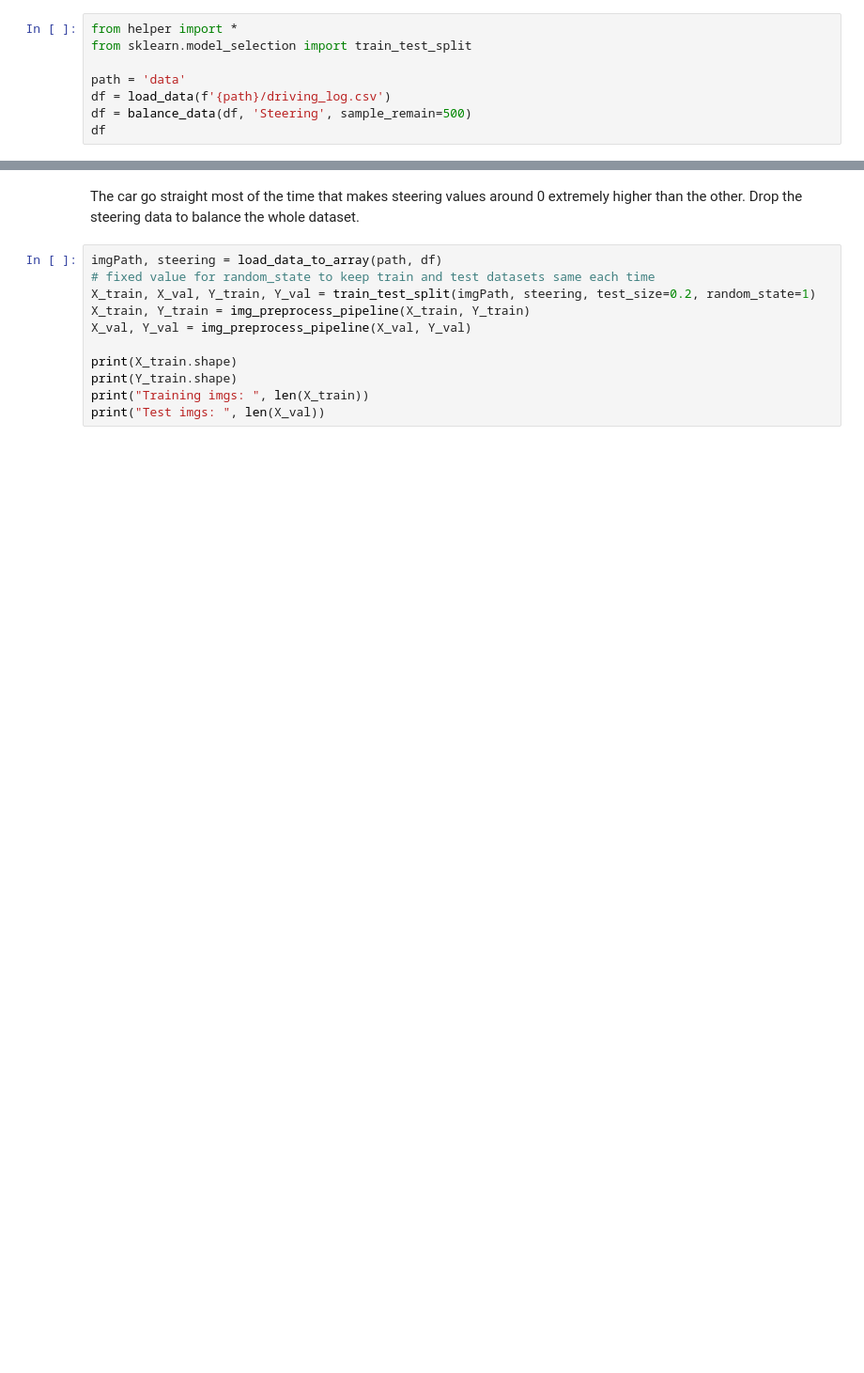
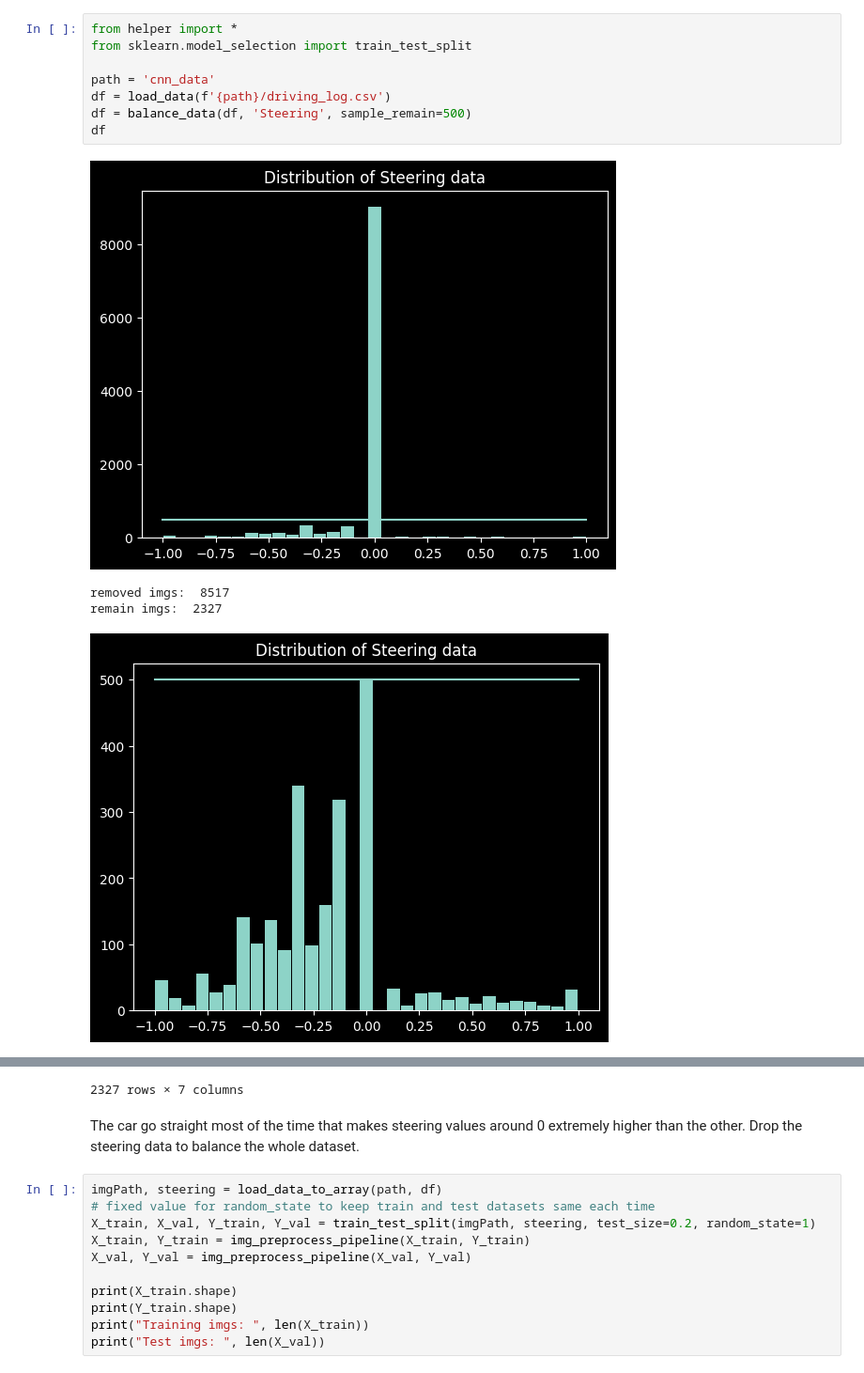
Before and after one commit to viettran295/cnn_thesis, a Jupyter notebook: train.ipynb, the cells around one changed output, grey strips where cells are left out. Shown at 94% size. Drawn from its saved outputs; the diff is of its cells as text; blank space fills up the shorter version.

```diff
--- a/train.ipynb
+++ b/train.ipynb
@@ -1,8 +1,13 @@
 # %%
 from helper import *
 from sklearn.model_selection import train_test_split
 
-path = 'data'
+path = 'cnn_data'
 df = load_data(f'{path}/driving_log.csv')
 df = balance_data(df, 'Steering', sample_remain=500)
 df
+# %% [output]
+[figure, added]
+removed imgs:  8517
+remain imgs:  2327
+[figure, added]
@@ -9,3 +26,4 @@ df
+2327 rows × 7 columns
 # %% [markdown]
 The car go straight most of the time that makes steering values around 0 extremely higher than the other. Drop the steering data to balance the whole dataset.
 # %%
```
Also changed, not shown: parts of 4 cells of this notebook, 5 other files.
